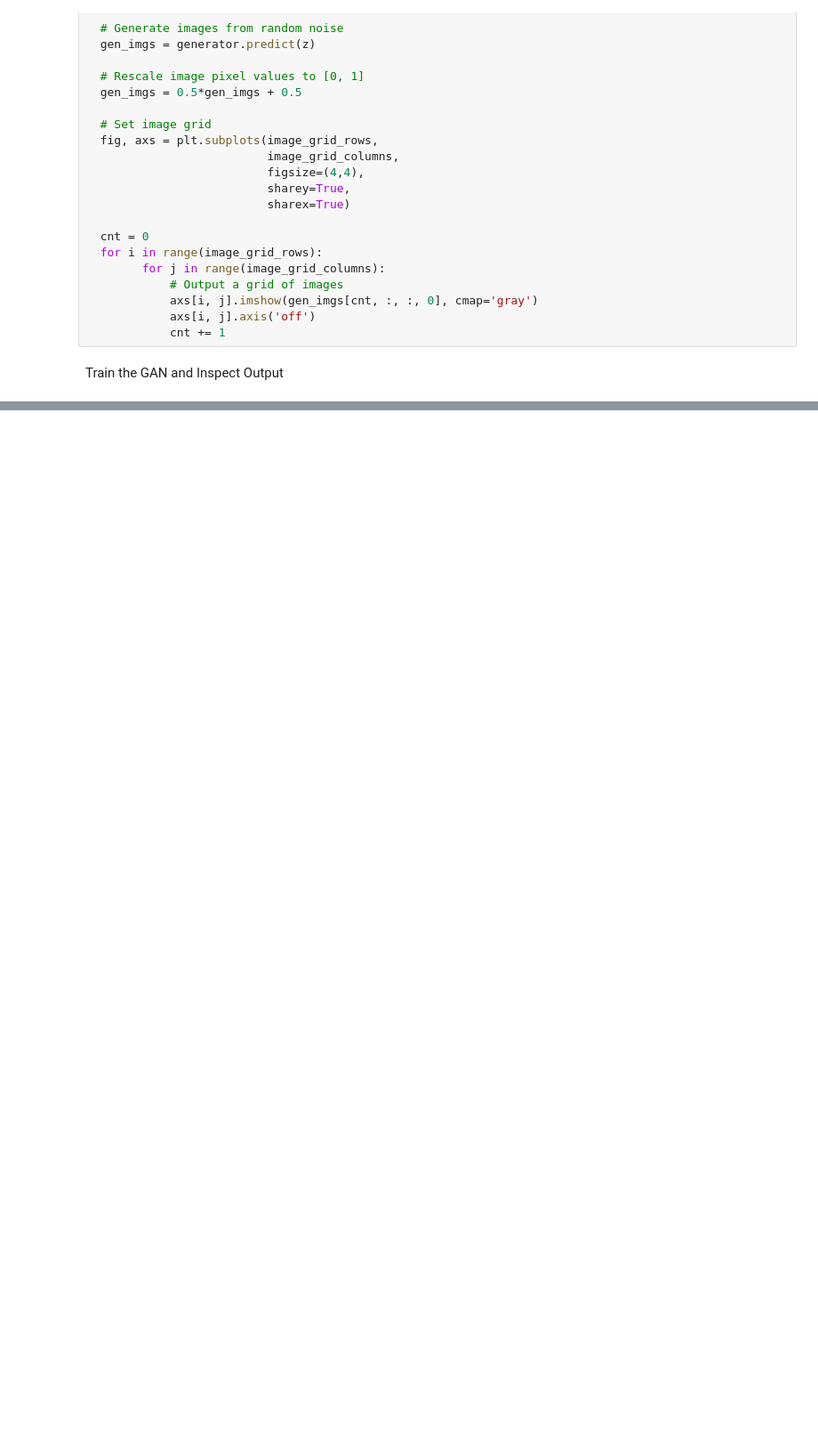
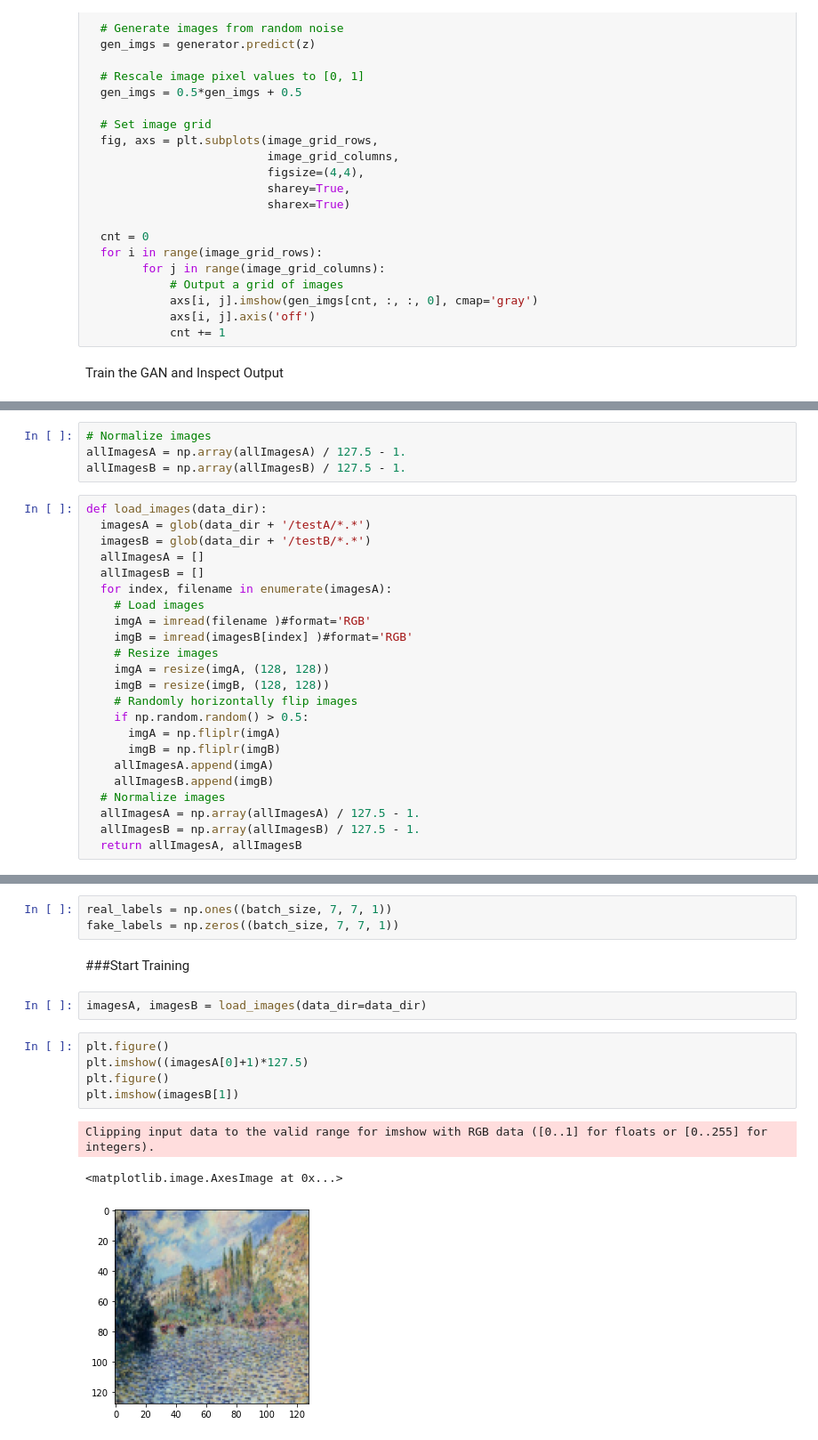
Before and after one commit to LongNguyen1984/TimeSeriesWithPython, a Jupyter notebook: YourFirstGAN.ipynb, the cells around one changed output, grey strips where cells are left out. Shown at 89% size. Cells and saved outputs as stored; diff of their text form; blank space fills up the shorter version.

```diff
--- a/YourFirstGAN.ipynb
+++ b/YourFirstGAN.ipynb
@@ -224,0 +500,27 @@ plt.legend()
+# %%
+# Normalize images
+allImagesA = np.array(allImagesA) / 127.5 - 1.
+allImagesB = np.array(allImagesB) / 127.5 - 1.
+# %%
+def load_images(data_dir):
+  imagesA = glob(data_dir + '/testA/*.*')
+  imagesB = glob(data_dir + '/testB/*.*')
+  allImagesA = []
+  allImagesB = []
+  for index, filename in enumerate(imagesA):
+    # Load images
+    imgA = imread(filename )#format='RGB'
+    imgB = imread(imagesB[index] )#format='RGB'
+    # Resize images
+    imgA = resize(imgA, (128, 128))
+    imgB = resize(imgB, (128, 128))
+    # Randomly horizontally flip images
+    if np.random.random() > 0.5:
+      imgA = np.fliplr(imgA)
+      imgB = np.fliplr(imgB)
+    allImagesA.append(imgA)
+    allImagesB.append(imgB)
+  # Normalize images
+  allImagesA = np.array(allImagesA) / 127.5 - 1.
+  allImagesB = np.array(allImagesB) / 127.5 - 1.
+  return allImagesA, allImagesB
@@ -224,0 +579,16 @@ plt.legend()
+# %%
+real_labels = np.ones((batch_size, 7, 7, 1))
+fake_labels = np.zeros((batch_size, 7, 7, 1))
+# %% [markdown]
+###Start Training
+# %%
+imagesA, imagesB = load_images(data_dir=data_dir)
+# %%
+plt.figure()
+plt.imshow((imagesA[0]+1)*127.5)
+plt.figure()
+plt.imshow(imagesB[1])
+# %% [output]
+Clipping input data to the valid range for imshow with RGB data ([0..1] for floats or [0..255] for integers).
+<matplotlib.image.AxesImage at 0x...>
+[figure, added]
```
Also changed, not shown: parts of 81 cells of this notebook.
